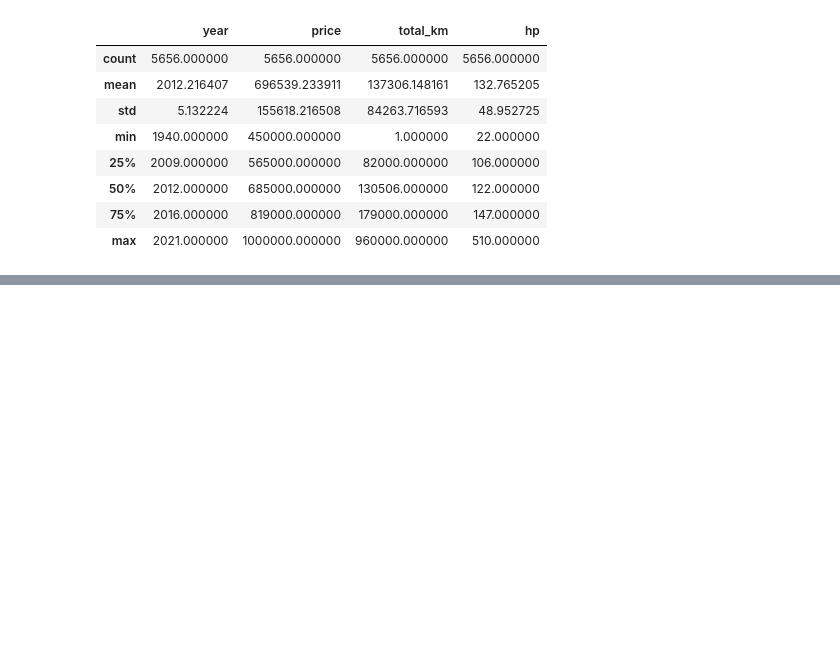
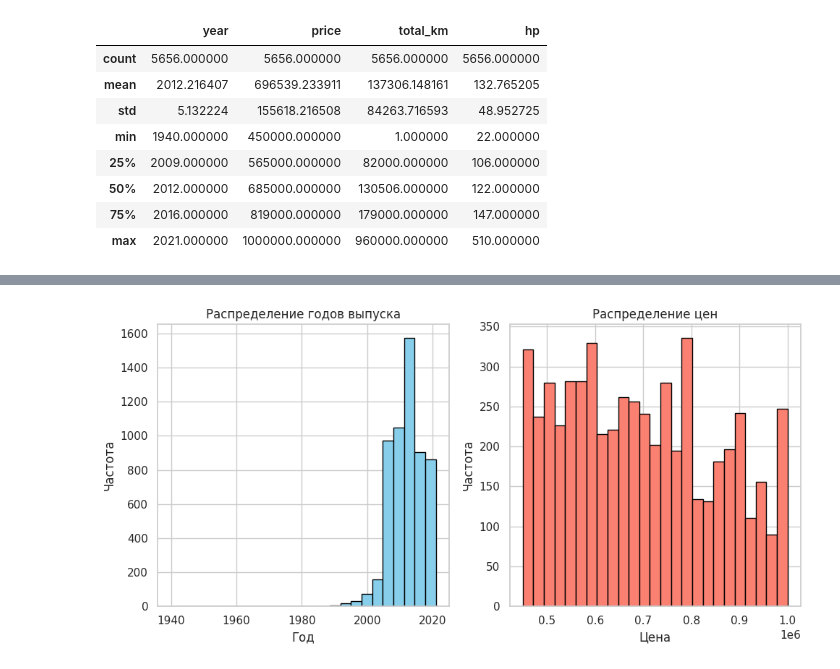
Before and after one commit to iskakanartur/car_data_analysis, a Jupyter notebook: cars_stats.ipynb, the cells around one changed output, grey strips where cells are left out. Saved outputs shown, nothing was run; the diff lists cells and outputs as text; code cells hidden in the pictures; blank space fills up the shorter version.

```diff
--- a/cars_stats.ipynb
+++ b/cars_stats.ipynb
@@ -156,0 +258,26 @@ plt.show()
+# %%
+# Устанавливаем matplotlib для отображения графиков внутри Jupyter Notebook
+%matplotlib inline
+
+# Создаем гистограммы рядом друг с другом
+plt.figure(figsize=(10, 5))
+
+# Гистограмма для 'year'
+plt.subplot(1, 2, 1)
+plt.hist(df['year'], bins=25, color='skyblue', edgecolor='black')
+plt.xlabel('Год')  # Метка по оси X
+plt.ylabel('Частота')  # Метка по оси Y
+plt.title('Распределение годов выпуска')  # Заголовок гистограммы
+
+# Гистограмма для 'price'
+plt.subplot(1, 2, 2)
+plt.hist(df['price'], bins=25, color='salmon', edgecolor='black')
+plt.xlabel('Цена')  # Метка по оси X
+plt.ylabel('Частота')  # Метка по оси Y
+plt.title('Распределение цен')  # Заголовок гистограммы
+
+# Отображаем график
+plt.tight_layout()
+plt.show()
+# %% [output]
+[figure, added]
```
Also changed, not shown: parts of 20 cells of this notebook, 1 other file.
